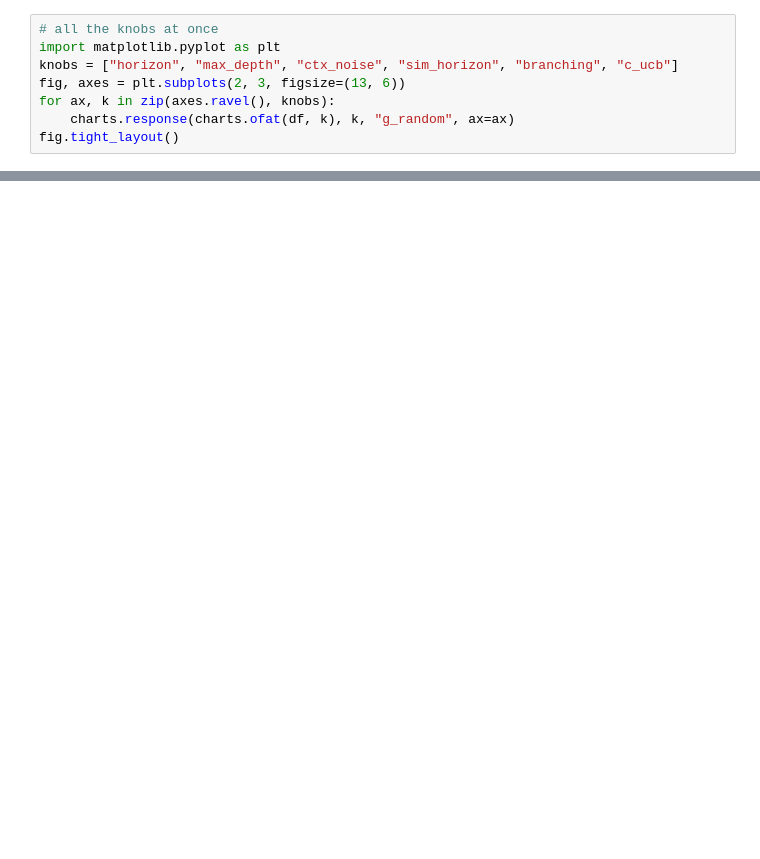
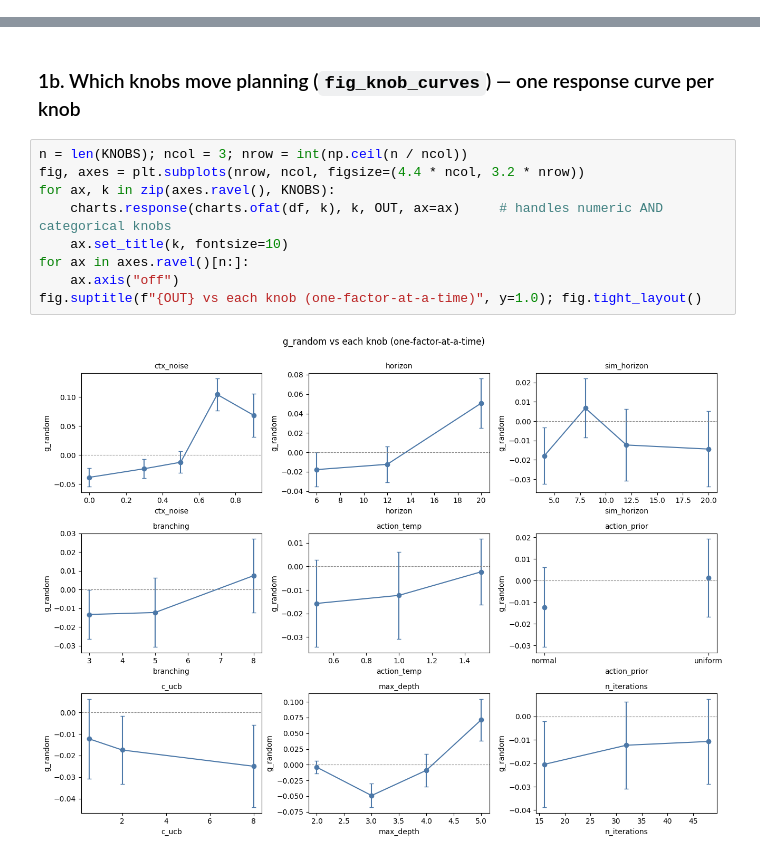
Before and after one commit to FelixLeb/dreamerV4-UWM, a Jupyter notebook: dreamerv4uwm/planning/experiments/study/analysis/explore_results.ipynb, the cells around one changed output, grey strips where cells are left out. Saved outputs shown, nothing was run; the diff lists cells and outputs as text; blank space fills up the shorter version.

```diff
--- a/dreamerv4uwm/planning/experiments/study/analysis/explore_results.ipynb
+++ b/dreamerv4uwm/planning/experiments/study/analysis/explore_results.ipynb
@@ -24,8 +0,0 @@ charts.response(charts.ofat(df, "ctx_noise"), "ctx_noise", "g_random")
-# %%
-# all the knobs at once
-import matplotlib.pyplot as plt
-knobs = ["horizon", "max_depth", "ctx_noise", "sim_horizon", "branching", "c_ucb"]
-fig, axes = plt.subplots(2, 3, figsize=(13, 6))
-for ax, k in zip(axes.ravel(), knobs):
-    charts.response(charts.ofat(df, k), k, "g_random", ax=ax)
-fig.tight_layout()
@@ -74,0 +62,13 @@ plots.fig_ctxnoise(df, None)
+# %% [markdown]
+### 1b. Which knobs move planning (`fig_knob_curves`) — one response curve per knob
+# %%
+n = len(KNOBS); ncol = 3; nrow = int(np.ceil(n / ncol))
+fig, axes = plt.subplots(nrow, ncol, figsize=(4.4 * ncol, 3.2 * nrow))
+for ax, k in zip(axes.ravel(), KNOBS):
+    charts.response(charts.ofat(df, k), k, OUT, ax=ax)     # handles numeric AND categorical knobs
+    ax.set_title(k, fontsize=10)
+for ax in axes.ravel()[n:]:
+    ax.axis("off")
+fig.suptitle(f"{OUT} vs each knob (one-factor-at-a-time)", y=1.0); fig.tight_layout()
+# %% [output]
+[figure, added]
```
Also changed, not shown: parts of 47 cells of this notebook, 4 other files.
